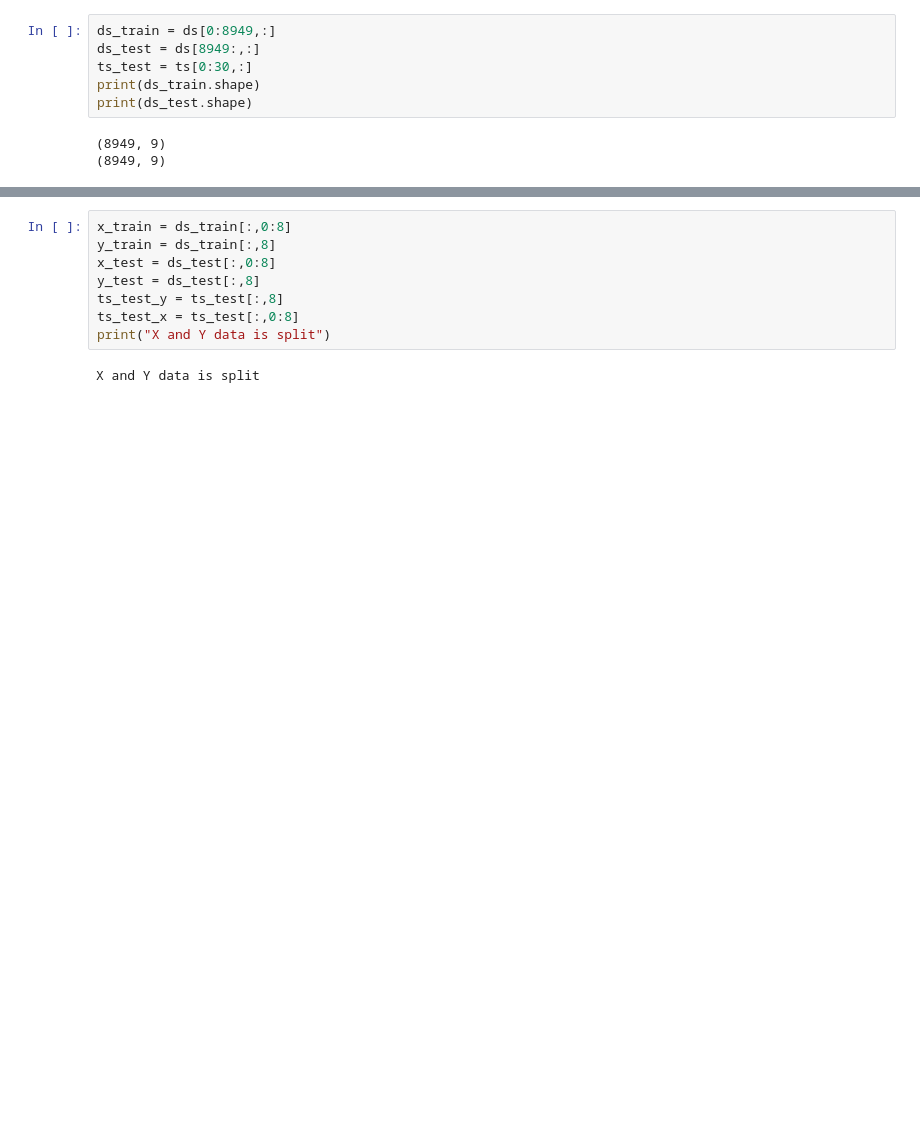
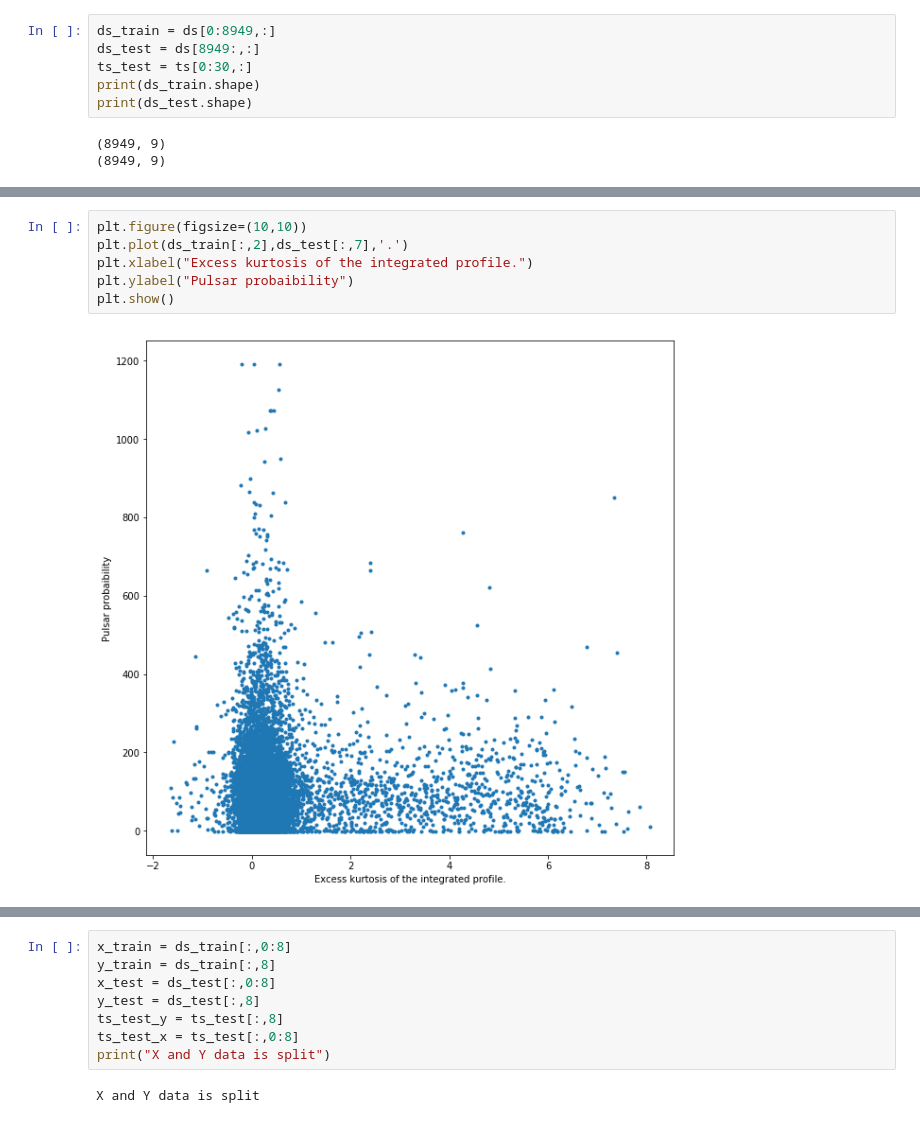
Before and after one commit to mponagandla/AIProject, a Jupyter notebook: Predicting_Pulsar.ipynb, the cells around one changed output, grey strips where cells are left out. Cells and saved outputs as stored; diff of their text form; blank space fills up the shorter version.

```diff
--- a/Predicting_Pulsar.ipynb
+++ b/Predicting_Pulsar.ipynb
@@ -87,0 +141,8 @@ plt.show()
+# %%
+plt.figure(figsize=(10,10))
+plt.plot(ds_train[:,2],ds_test[:,7],'.')
+plt.xlabel("Excess kurtosis of the integrated profile.")
+plt.ylabel("Pulsar probaibility")
+plt.show()
+# %% [output]
+[figure, added]
```
Also changed, not shown: parts of 21 cells of this notebook.
